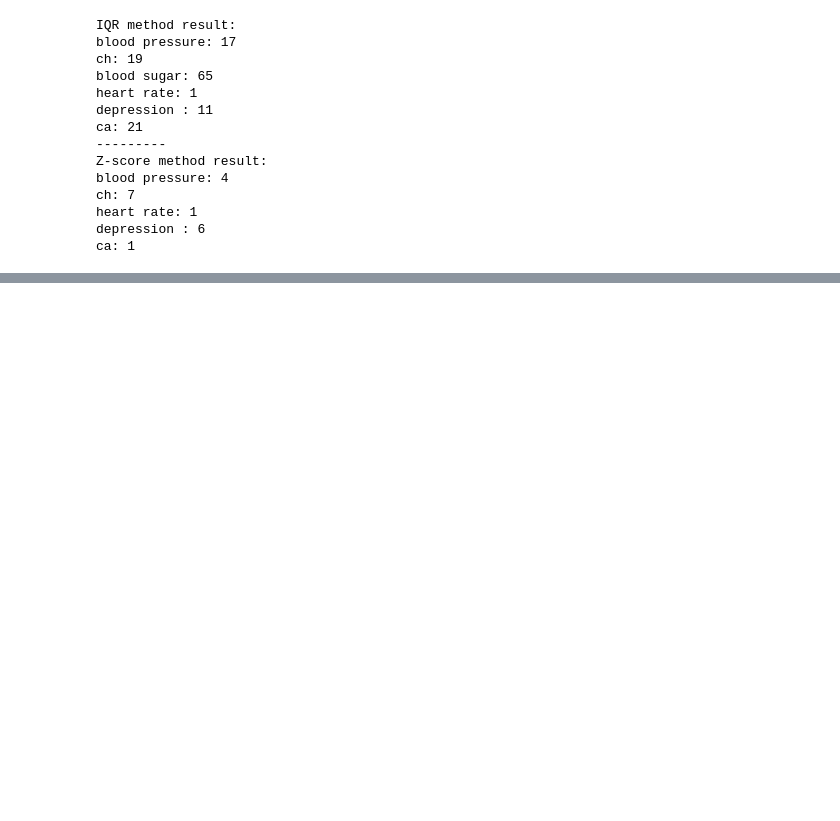
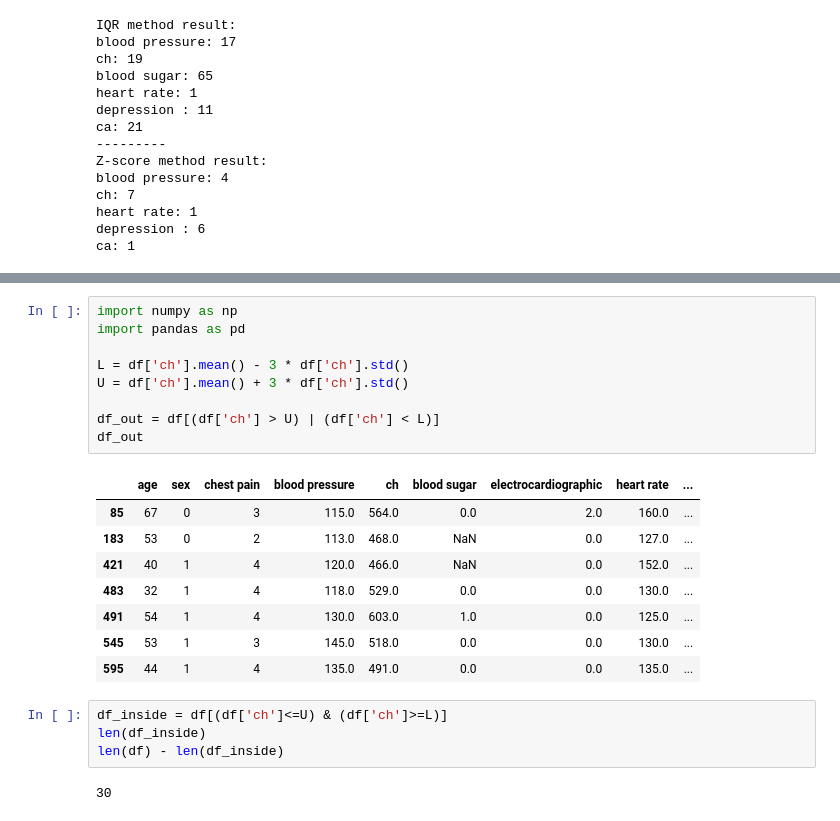
Before and after one commit to majidgolbaz/Heart-Failure-Prediction, a Jupyter notebook: Pre-Processing/preProccessing.ipynb, the cells around one changed output, grey strips where cells are left out. Saved outputs shown, nothing was run; the diff lists cells and outputs as text; blank space fills up the shorter version.

```diff
--- a/Pre-Processing/preProccessing.ipynb
+++ b/Pre-Processing/preProccessing.ipynb
@@ -573,0 +576,24 @@ ca: 1
+# %%
+import numpy as np
+import pandas as pd
+
+L = df['ch'].mean() - 3 * df['ch'].std()
+U = df['ch'].mean() + 3 * df['ch'].std()
+
+df_out = df[(df['ch'] > U) | (df['ch'] < L)]
+df_out
+# %% [output]
+|  | age | sex | chest pain | blood pressure | ch | blood sugar | electrocardiographic | heart rate | ... |
+| 85 | 67 | 0 | 3 | 115.0 | 564.0 | 0.0 | 2.0 | 160.0 | ... |
+| 183 | 53 | 0 | 2 | 113.0 | 468.0 | NaN | 0.0 | 127.0 | ... |
+| 421 | 40 | 1 | 4 | 120.0 | 466.0 | NaN | 0.0 | 152.0 | ... |
+| 483 | 32 | 1 | 4 | 118.0 | 529.0 | 0.0 | 0.0 | 130.0 | ... |
+| 491 | 54 | 1 | 4 | 130.0 | 603.0 | 1.0 | 0.0 | 125.0 | ... |
+| 545 | 53 | 1 | 3 | 145.0 | 518.0 | 0.0 | 0.0 | 130.0 | ... |
+| 595 | 44 | 1 | 4 | 135.0 | 491.0 | 0.0 | 0.0 | 135.0 | ... |
+# %%
+df_inside = df[(df['ch']<=U) & (df['ch']>=L)]
+len(df_inside)
+len(df) - len(df_inside)
+# %% [output]
+30
```
Also changed, not shown: parts of 8 cells of this notebook.
